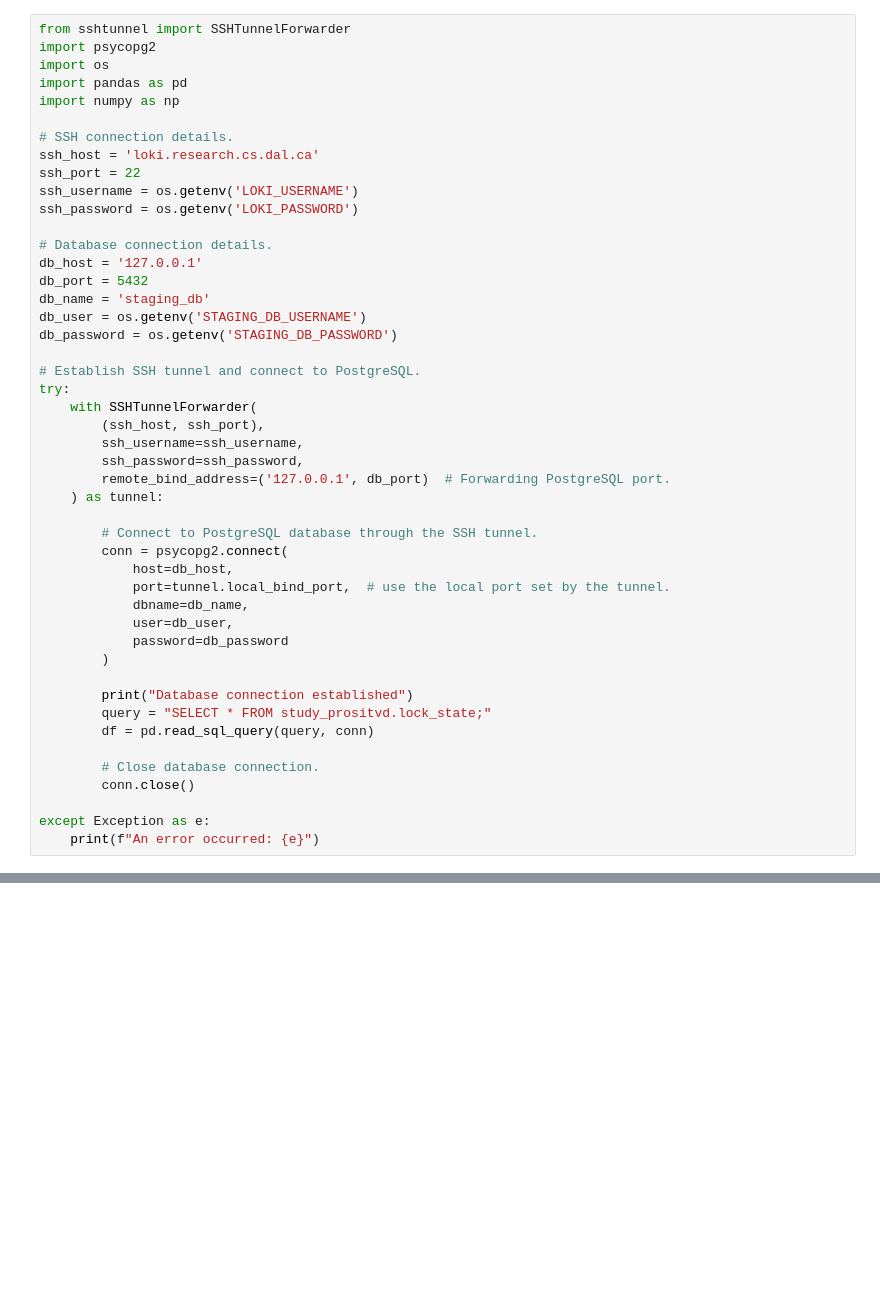
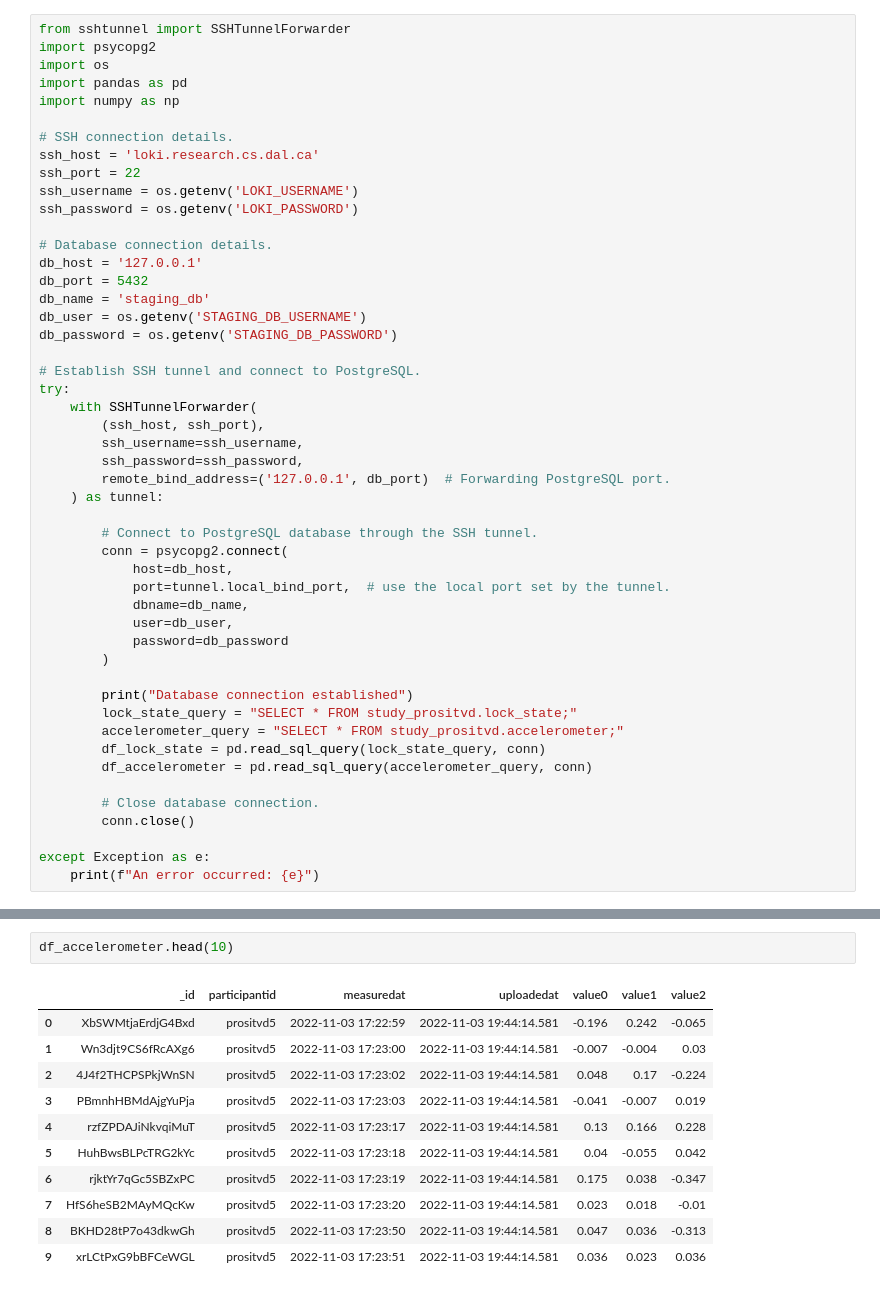
Before and after one commit to roniabusayeed/validation-study, a Jupyter notebook: src/screen-time/main.ipynb, the cells around one changed output, grey strips where cells are left out. Saved outputs shown, nothing was run; the diff lists cells and outputs as text; blank space fills up the shorter version.

Commit message:
Calculate screen time stats from accelerometer data

```diff
--- a/src/screen-time/main.ipynb
+++ b/src/screen-time/main.ipynb
@@ -37,8 +37,10 @@ try:
         )
 
         print("Database connection established")
-        query = "SELECT * FROM study_prositvd.lock_state;"
-        df = pd.read_sql_query(query, conn)
+        lock_state_query = "SELECT * FROM study_prositvd.lock_state;"
+        accelerometer_query = "SELECT * FROM study_prositvd.accelerometer;"
+        df_lock_state = pd.read_sql_query(lock_state_query, conn)
+        df_accelerometer = pd.read_sql_query(accelerometer_query, conn)
 
         # Close database connection.
         conn.close()
@@ -50,0 +67,14 @@ df.head(10)
+# %%
+df_accelerometer.head(10)
+# %% [output]
+|  | _id | participantid | measuredat | uploadedat | value0 | value1 | value2 |
+| 0 | XbSWMtjaErdjG4Bxd | prositvd5 | 2022-11-03 17:22:59 | 2022-11-03 19:44:14.581 | -0.196 | 0.242 | -0.065 |
+| 1 | Wn3djt9CS6fRcAXg6 | prositvd5 | 2022-11-03 17:23:00 | 2022-11-03 19:44:14.581 | -0.007 | -0.004 | 0.03 |
+| 2 | 4J4f2THCPSPkjWnSN | prositvd5 | 2022-11-03 17:23:02 | 2022-11-03 19:44:14.581 | 0.048 | 0.17 | -0.224 |
+| 3 | PBmnhHBMdAjgYuPja | prositvd5 | 2022-11-03 17:23:03 | 2022-11-03 19:44:14.581 | -0.041 | -0.007 | 0.019 |
+| 4 | rzfZPDAJiNkvqiMuT | prositvd5 | 2022-11-03 17:23:17 | 2022-11-03 19:44:14.581 | 0.13 | 0.166 | 0.228 |
+| 5 | HuhBwsBLPcTRG2kYc | prositvd5 | 2022-11-03 17:23:18 | 2022-11-03 19:44:14.581 | 0.04 | -0.055 | 0.042 |
+| 6 | rjktYr7qGc5SBZxPC | prositvd5 | 2022-11-03 17:23:19 | 2022-11-03 19:44:14.581 | 0.175 | 0.038 | -0.347 |
+| 7 | HfS6heSB2MAyMQcKw | prositvd5 | 2022-11-03 17:23:20 | 2022-11-03 19:44:14.581 | 0.023 | 0.018 | -0.01 |
+| 8 | BKHD28tP7o43dkwGh | prositvd5 | 2022-11-03 17:23:50 | 2022-11-03 19:44:14.581 | 0.047 | 0.036 | -0.313 |
+| 9 | xrLCtPxG9bBFCeWGL | prositvd5 | 2022-11-03 17:23:51 | 2022-11-03 19:44:14.581 | 0.036 | 0.023 | 0.036 |
```
Also changed, not shown: parts of 14 cells of this notebook.
